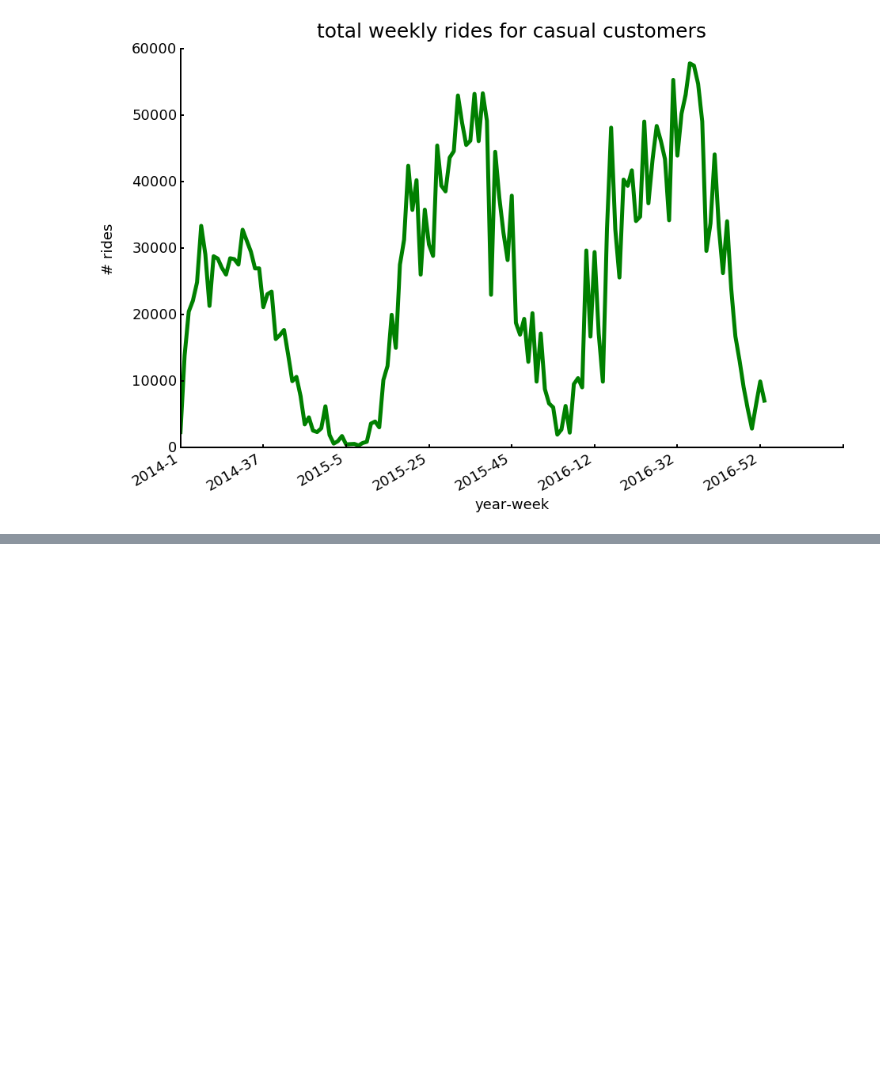
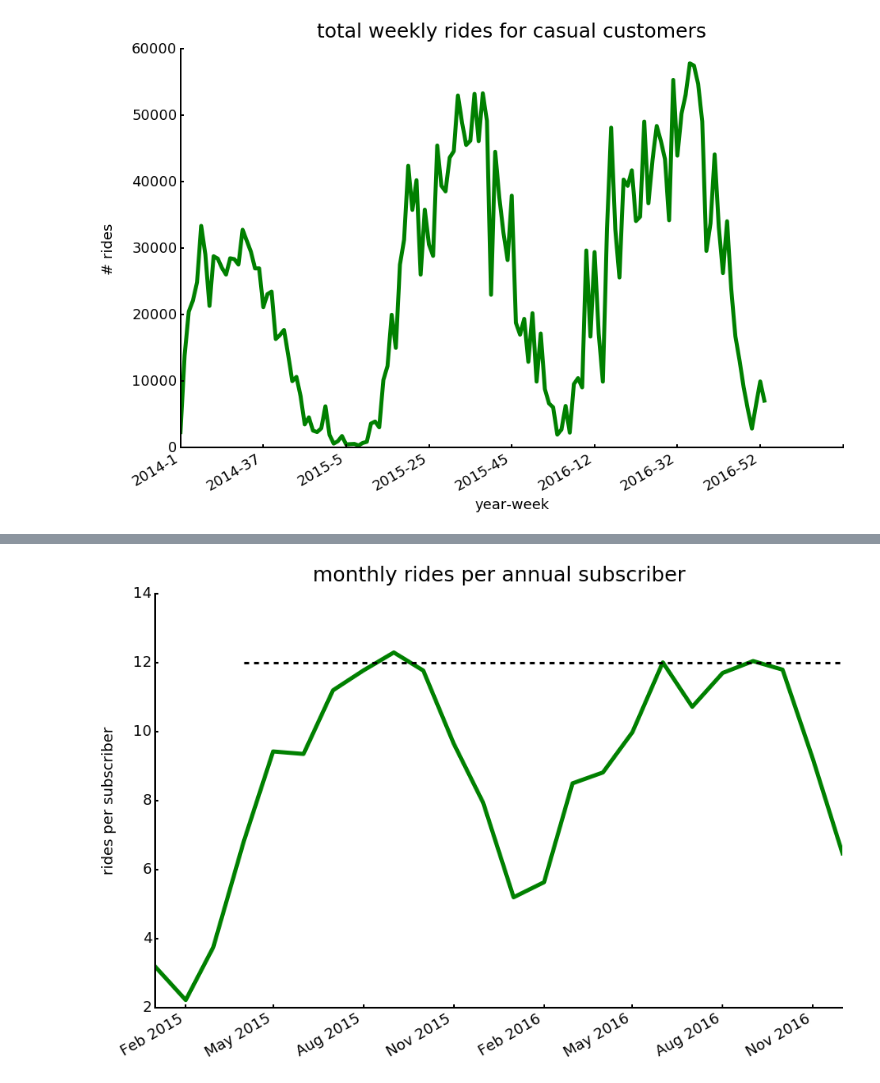
Before and after one commit to cleipski/Citibike, a Jupyter notebook: citibike_02.ipynb, the cells around one changed output, grey strips where cells are left out. Cells and saved outputs as stored; diff of their text form; code cells hidden in the pictures; blank space fills up the shorter version.

```diff
--- a/citibike_02.ipynb
+++ b/citibike_02.ipynb
@@ -884,0 +1175,14 @@ ax.xaxis.set_ticks_position('bottom')
+# %%
+years = [2015,2016]
+months = np.arange(12)+1
+dates = []
+ratios = []
+for year in years:
+    for month in months:
+        condition = (df_sales['year'] == year) & (df_sales['month'] == month)
+        tmp_aam = df_sales['active_annual_members'][condition].values
+        dates.append(df_sales['date'][condition].values)
+        condition = (df_rides['yr'] == year) & (df_rides['mth'] == month)
+        tmp_nrides = df_rides['n_rides'][condition].values
+        tmp_ratio = tmp_nrides/tmp_aam
+        ratios.append(tmp_ratio)
@@ -884,0 +1195,31 @@ ax.xaxis.set_ticks_position('bottom')
+# %%
+fig, ax = plt.subplots(figsize=(15, 10))
+
+plt.plot(dates,ratios,'g-', alpha=1,lw=5)
+# rotate and align the tick labels so they look better
+fig.autofmt_xdate()
+plt.ylabel('rides per subscriber', fontsize=18)
+ax.yaxis.labelpad = 20
+plt.title('monthly rides per annual subscriber', fontsize=25,y=1.02)
+# plt.grid(True)
+ax.tick_params(labelsize=18)
+
+# Hide the right and top spines
+ax.spines['right'].set_visible(False)
+ax.spines['top'].set_visible(False)
+
+# Ser witdh of axes spines and ticks
+ax.spines['left'].set_linewidth(2)
+ax.spines['bottom'].set_linewidth(2)
+ax.xaxis.set_tick_params(width=2)
+ax.yaxis.set_tick_params(width=2)
+
+# Only show ticks on the left and bottom spines
+ax.yaxis.set_ticks_position('left')
+ax.xaxis.set_ticks_position('bottom')
+
+plt.plot([dates[3],dates[-1]],[12,12],'k--',lw=3)
+
+plt.savefig(os.path.join(data_dir,'plots','monthly_rides_per_subscriber.pdf'), bbox_inches='tight')
+# %% [output]
+[figure, added]
```
Also changed, not shown: parts of 18 cells of this notebook.
